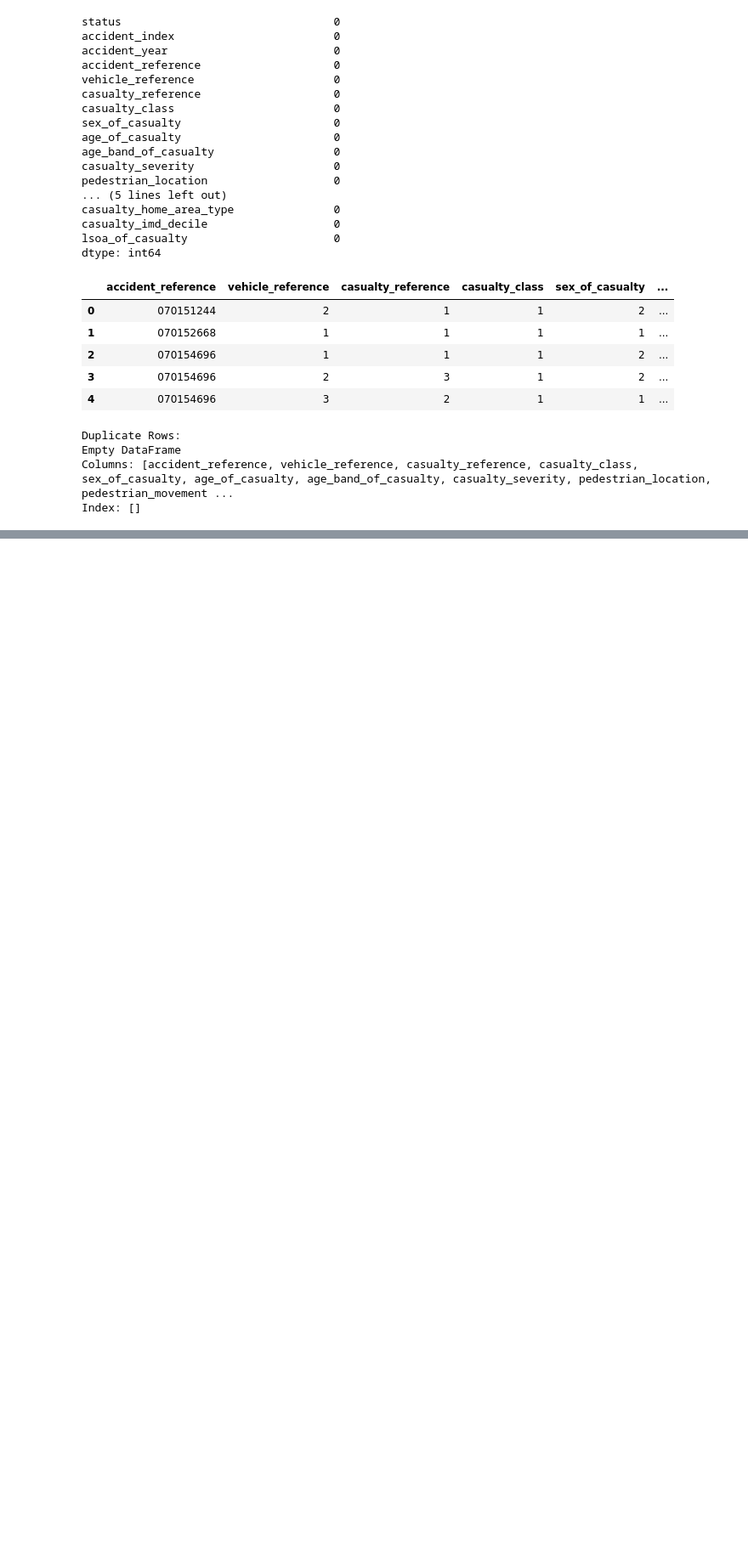
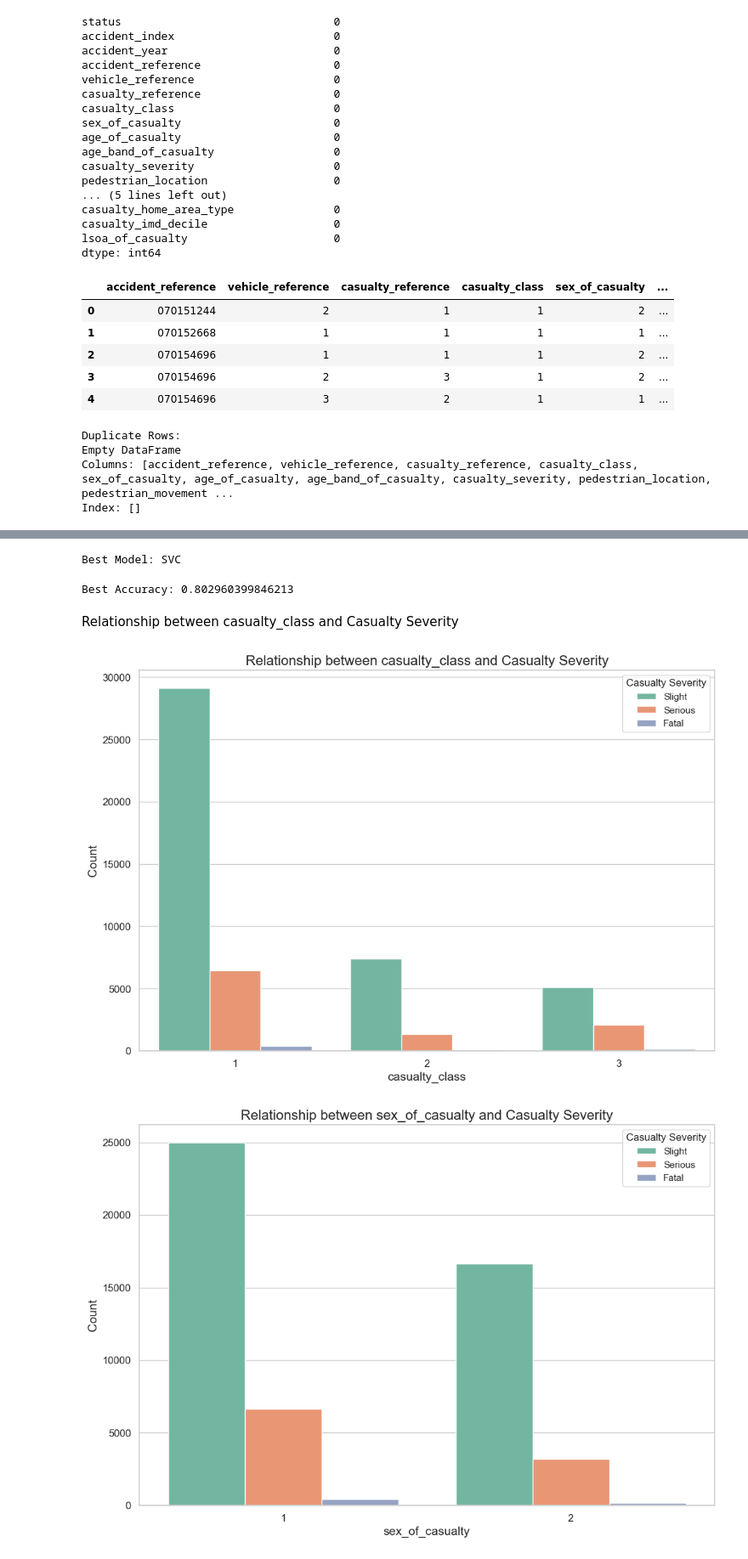
Before and after one commit to AminHeidariSardabi/dft-road-casualty-statistics-casualty-provisional-mid-year-unvalidated-2022, a Jupyter notebook: main.ipynb, the cells around one changed output, grey strips where cells are left out. Shown at 85% size. Drawn from its saved outputs; the diff is of its cells as text; code cells hidden in the pictures; blank space fills up the shorter version.

```diff
--- a/main.ipynb
+++ b/main.ipynb
@@ -303,5 +302,8 @@ df.drop('lsoa_of_casualty', axis=1, inplace=True)
 # %%
-#Creating a regression model
+# Assuming 'casualty_severity' is categorical with levels 1, 2, 3
+severity_mapping = {1: 'Fatal', 2: 'Serious', 3: 'Slight'}
+df['casualty_severity'] = df['casualty_severity'].map(severity_mapping)
+
 # Select features (excluding the target variable)
 features = df.drop(['casualty_severity',], axis=1)
 
@@ -365,0 +430,29 @@ The best model is: Gradient Boosting
+# %%
+print(f'Best Model: {best_model.__class__.__name__}')
+# %% [output]
+Best Model: SVC
+# %%
+print(f'Best Accuracy: {best_accuracy}')
+# %% [output]
+Best Accuracy: 0.802960399846213
+# %% [markdown]
+Relationship between casualty_class and Casualty Severity
+# %%
+sns.set(style="whitegrid", palette="muted")
+
+# For categorical variables
+categorical_vars = ['casualty_class', 'sex_of_casualty', 'pedestrian_location', 'car_passenger']
+
+for var in categorical_vars:
+    plt.figure(figsize=(12, 8))
+    sns.countplot(x=var, hue='casualty_severity', data=df, palette="Set2")
+    plt.title(f'Relationship between {var} and Casualty Severity', fontsize=16)
+    plt.xlabel(var, fontsize=14)
+    plt.ylabel('Count', fontsize=14)
+    plt.legend(title='Casualty Severity')
+    plt.xticks(fontsize=12)
+    plt.yticks(fontsize=12)
+    plt.show()
+# %% [output]
+[figure, added]
+[figure, added]
```
Also changed, not shown: parts of 43 cells of this notebook, 17 other files.
